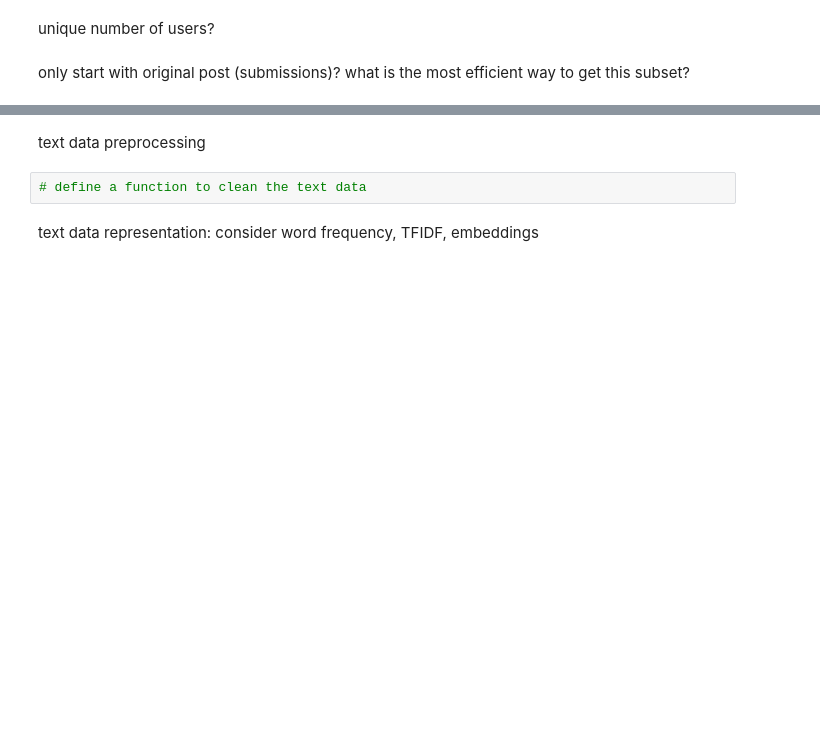
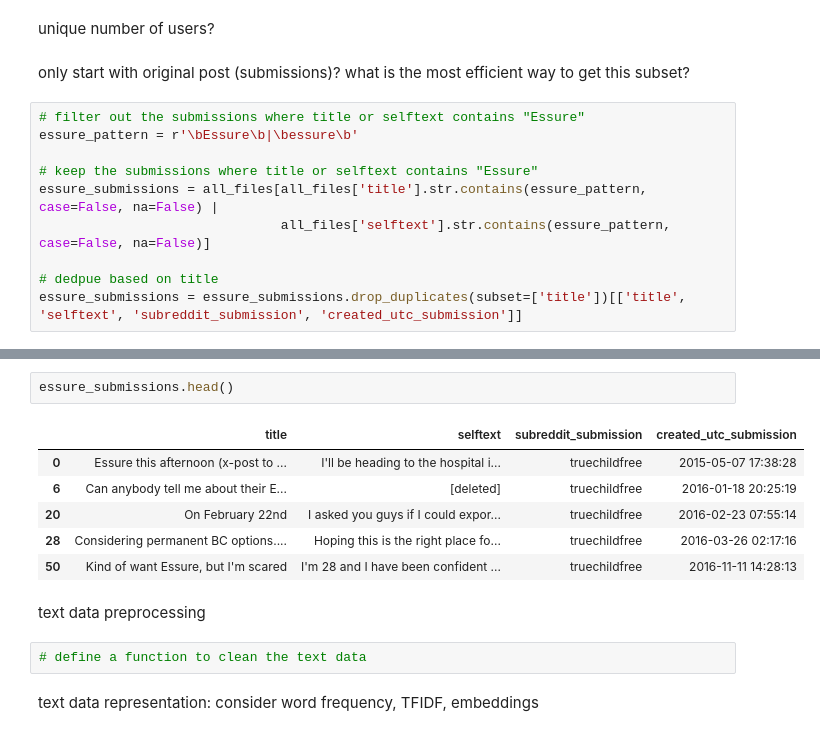
Before and after one commit to Aparnapalooza/Accelerator, a Jupyter notebook: code/tad_eda.ipynb, the cells around one changed output, grey strips where cells are left out. Drawn from its saved outputs; the diff is of its cells as text; blank space fills up the shorter version.

```diff
--- a/code/tad_eda.ipynb
+++ b/code/tad_eda.ipynb
@@ -124,3 +219,13 @@ total number of subreddits?
 unique number of users?
 # %% [markdown]
 only start with original post (submissions)? what is the most efficient way to get this subset?
+# %%
+# filter out the submissions where title or selftext contains "Essure"
+essure_pattern = r'\bEssure\b|\bessure\b'
+
+# keep the submissions where title or selftext contains "Essure"
+essure_submissions = all_files[all_files['title'].str.contains(essure_pattern, case=False, na=False) |
+                               all_files['selftext'].str.contains(essure_pattern, case=False, na=False)]
+
+# dedpue based on title
+essure_submissions = essure_submissions.drop_duplicates(subset=['title'])[['title', 'selftext', 'subreddit_submission', 'created_utc_submission']]
@@ -127,3 +246,12 @@ only start with original post (submissions)? what is the most efficient way to g
+# %%
+essure_submissions.head()
+# %% [output]
+|  | title | selftext | subreddit_submission | created_utc_submission |
+| 0 | Essure this afternoon (x-post to ... | I'll be heading to the hospital i... | truechildfree | 2015-05-07 17:38:28 |
+| 6 | Can anybody tell me about their E... | [deleted] | truechildfree | 2016-01-18 20:25:19 |
+| 20 | On February 22nd | I asked you guys if I could expor... | truechildfree | 2016-02-23 07:55:14 |
+| 28 | Considering permanent BC options.... | Hoping this is the right place fo... | truechildfree | 2016-03-26 02:17:16 |
+| 50 | Kind of want Essure, but I'm scared | I'm 28 and I have been confident ... | truechildfree | 2016-11-11 14:28:13 |
 # %% [markdown]
 text data preprocessing
 # %%
```
Also changed, not shown: parts of 5 cells of this notebook.
